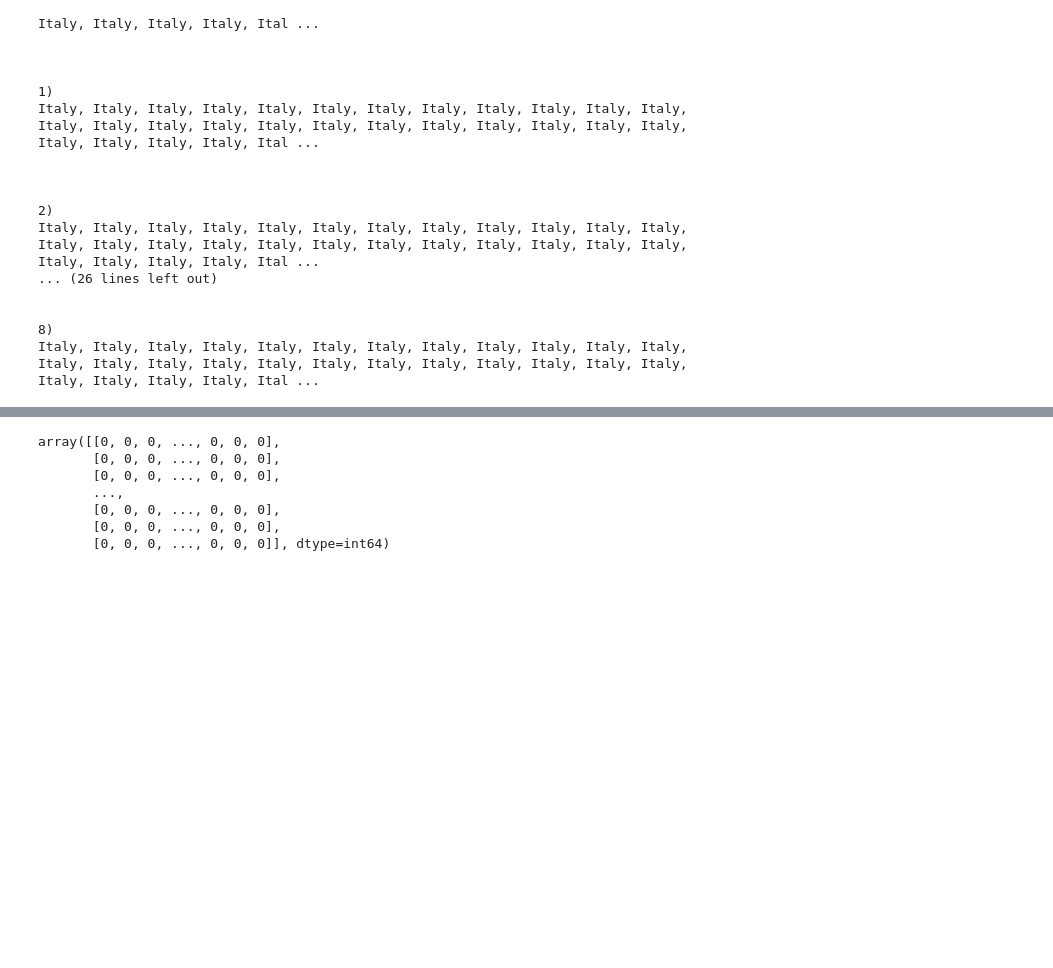
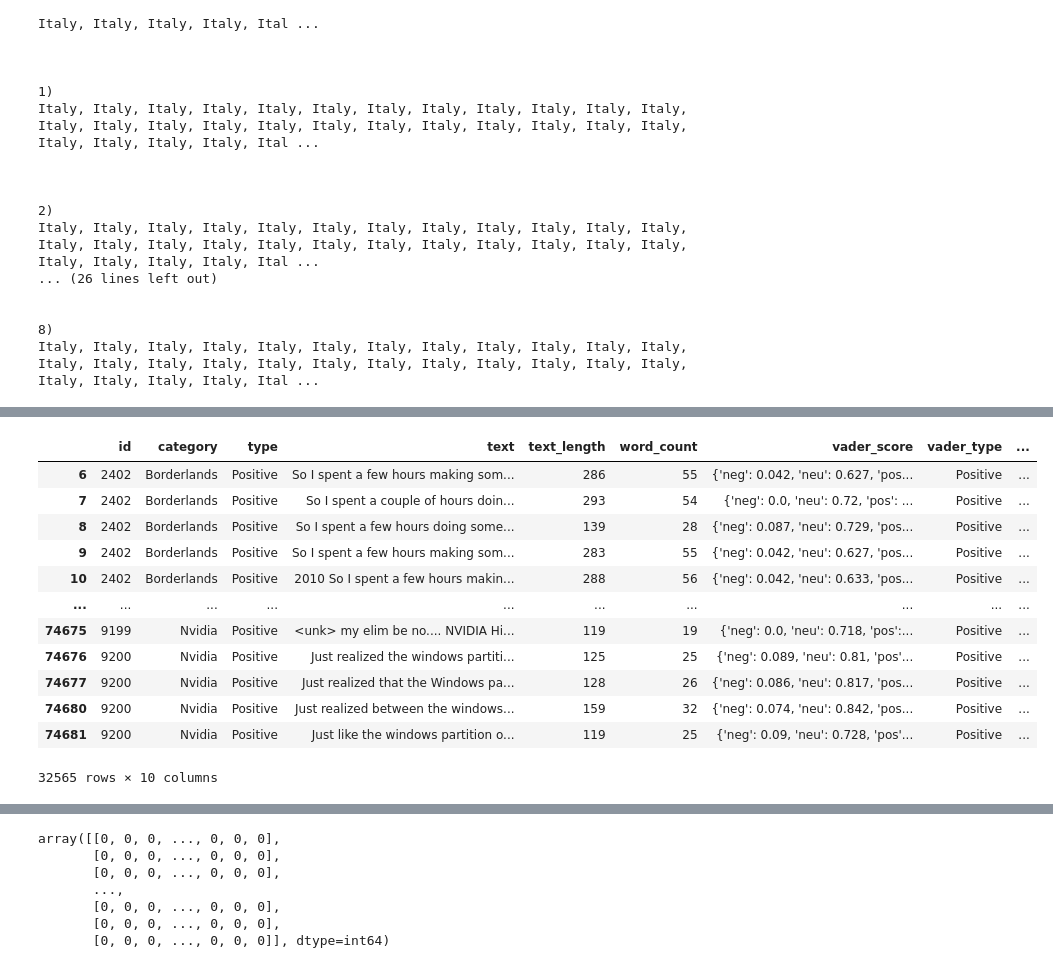
Before and after one commit to Maurice010/Data-Science-2023-2024, a Jupyter notebook: Assignment_5_optional.ipynb, the cells around one changed output, grey strips where cells are left out. Cells and saved outputs as stored; diff of their text form; code cells hidden in the pictures; blank space fills up the shorter version.

```diff
--- a/Assignment_5_optional.ipynb
+++ b/Assignment_5_optional.ipynb
@@ -351,0 +390,4 @@ analyzer .polarity_scores(train_df['text'][20])
+# %%
+train_df['vader_type'] = train_df['vader_score'].apply(lambda x: 'Positive' if x['compound'] >= 0.05
+                                                       else 'Negative' if x['compound'] <= -0.05
+                                                       else 'Neutral')
@@ -351,0 +406,14 @@ analyzer .polarity_scores(train_df['text'][20])
+# %%
+def sentiment_label(vader_score):
+    max_sentiment = max(((key, value) for key, value in vader_score.items() if key != 'compound'), key=lambda x: x[1])[0]
+
+    if max_sentiment == 'pos':
+        return 'Positive'
+    elif max_sentiment == 'neg':
+        return 'Negative'
+    elif max_sentiment == 'neu':
+        return 'Neutral'
+    else:
+        return 'Unknown'
+# %%
+train_df['vader_type_prob'] = train_df['vader_score'].apply(sentiment_label)
@@ -351,0 +459,2 @@ analyzer .polarity_scores(train_df['text'][20])
+# %%
+train_df['modified_type'] = train_df['type'].replace('Irrelevant', 'Neutral')
@@ -351,0 +509,16 @@ analyzer .polarity_scores(train_df['text'][20])
+# %%
+train_df.loc[train_df['modified_type'] == train_df['vader_type']]
+# %% [output]
+|  | id | category | type | text | text_length | word_count | vader_score | vader_type | ... |
+| 6 | 2402 | Borderlands | Positive | So I spent a few hours making som... | 286 | 55 | {'neg': 0.042, 'neu': 0.627, 'pos... | Positive | ... |
+| 7 | 2402 | Borderlands | Positive | So I spent a couple of hours doin... | 293 | 54 | {'neg': 0.0, 'neu': 0.72, 'pos': ... | Positive | ... |
+| 8 | 2402 | Borderlands | Positive | So I spent a few hours doing some... | 139 | 28 | {'neg': 0.087, 'neu': 0.729, 'pos... | Positive | ... |
+| 9 | 2402 | Borderlands | Positive | So I spent a few hours making som... | 283 | 55 | {'neg': 0.042, 'neu': 0.627, 'pos... | Positive | ... |
+| 10 | 2402 | Borderlands | Positive | 2010 So I spent a few hours makin... | 288 | 56 | {'neg': 0.042, 'neu': 0.633, 'pos... | Positive | ... |
+| ... | ... | ... | ... | ... | ... | ... | ... | ... | ... |
+| 74675 | 9199 | Nvidia | Positive | <unk> my elim be no.... NVIDIA Hi... | 119 | 19 | {'neg': 0.0, 'neu': 0.718, 'pos':... | Positive | ... |
+| 74676 | 9200 | Nvidia | Positive | Just realized the windows partiti... | 125 | 25 | {'neg': 0.089, 'neu': 0.81, 'pos'... | Positive | ... |
+| 74677 | 9200 | Nvidia | Positive | Just realized that the Windows pa... | 128 | 26 | {'neg': 0.086, 'neu': 0.817, 'pos... | Positive | ... |
+| 74680 | 9200 | Nvidia | Positive | Just realized between the windows... | 159 | 32 | {'neg': 0.074, 'neu': 0.842, 'pos... | Positive | ... |
+| 74681 | 9200 | Nvidia | Positive | Just like the windows partition o... | 119 | 25 | {'neg': 0.09, 'neu': 0.728, 'pos'... | Positive | ... |
+32565 rows × 10 columns
```
Also changed, not shown: parts of 31 cells of this notebook.
